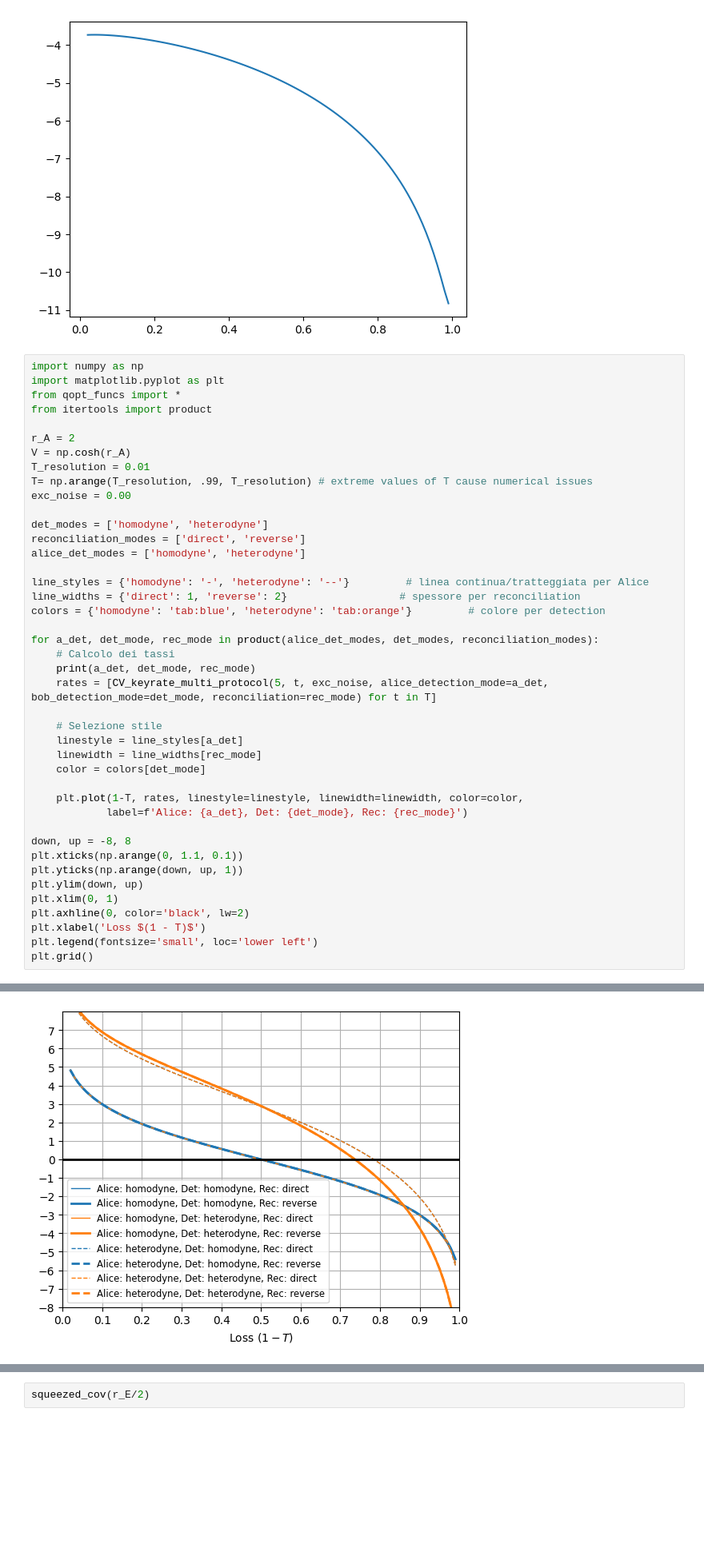
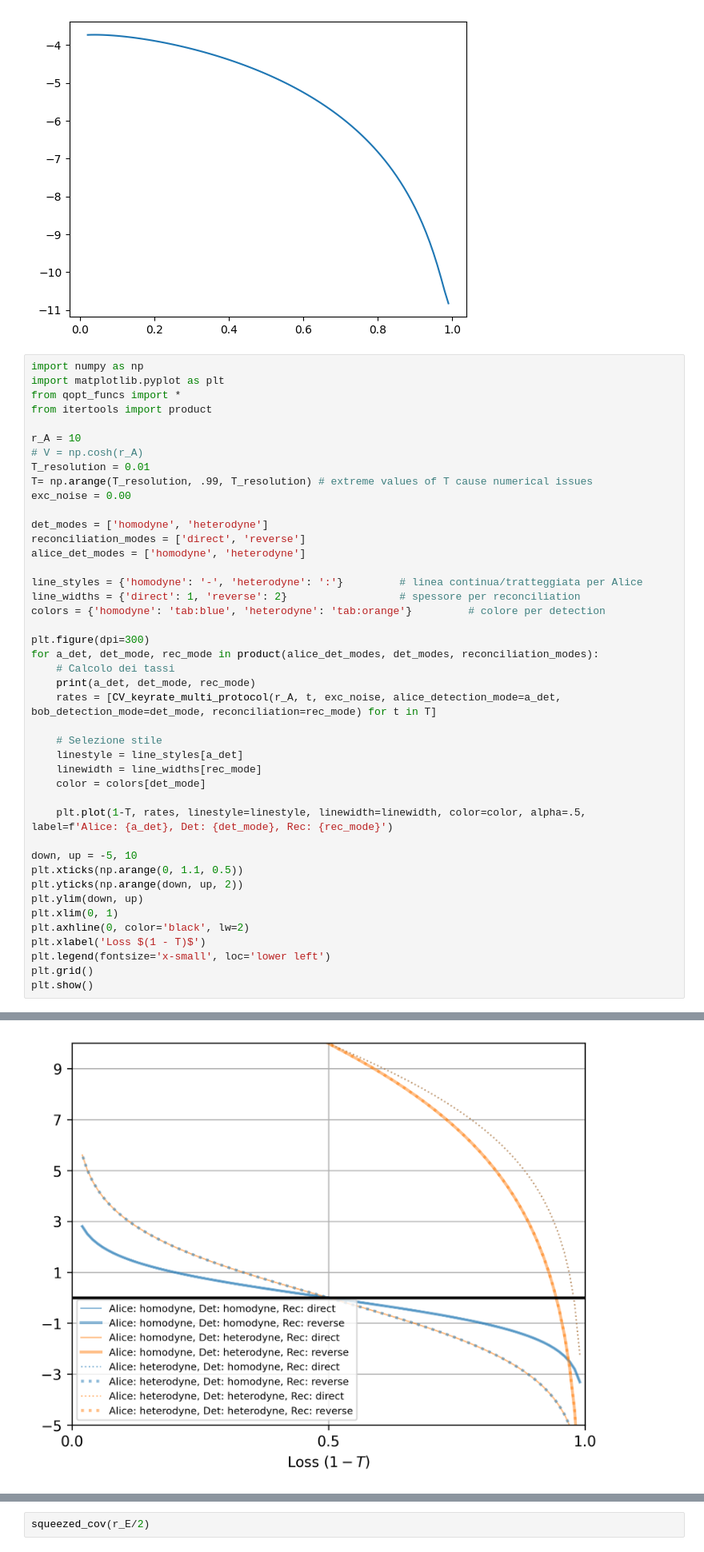
Before and after one commit to lucamar91/qkd_networks, a Jupyter notebook: new_protocols.ipynb, the cells around one changed output, grey strips where cells are left out. Shown at 80% size. Drawn from its saved outputs; the diff is of its cells as text; blank space fills up the shorter version.

Commit message:
minor changes (better rate plot)

```diff
--- a/new_protocols.ipynb
+++ b/new_protocols.ipynb
@@ -182,8 +182,8 @@ import matplotlib.pyplot as plt
 from qopt_funcs import *
 from itertools import product
 
-r_A = 2
-V = np.cosh(r_A)
+r_A = 10
+# V = np.cosh(r_A)
 T_resolution = 0.01
 T= np.arange(T_resolution, .99, T_resolution) # extreme values of T cause numerical issues
 exc_noise = 0.00
@@ -192,31 +192,32 @@ det_modes = ['homodyne', 'heterodyne']
 reconciliation_modes = ['direct', 'reverse']
 alice_det_modes = ['homodyne', 'heterodyne']
 
-line_styles = {'homodyne': '-', 'heterodyne': '--'}         # linea continua/tratteggiata per Alice
+line_styles = {'homodyne': '-', 'heterodyne': ':'}         # linea continua/tratteggiata per Alice
 line_widths = {'direct': 1, 'reverse': 2}                  # spessore per reconciliation
 colors = {'homodyne': 'tab:blue', 'heterodyne': 'tab:orange'}         # colore per detection
 
+plt.figure(dpi=300)
 for a_det, det_mode, rec_mode in product(alice_det_modes, det_modes, reconciliation_modes):
     # Calcolo dei tassi
     print(a_det, det_mode, rec_mode)
-    rates = [CV_keyrate_multi_protocol(5, t, exc_noise, alice_detection_mode=a_det, bob_detection_mode=det_mode, reconciliation=rec_mode) for t in T]
+    rates = [CV_keyrate_multi_protocol(r_A, t, exc_noise, alice_detection_mode=a_det, bob_detection_mode=det_mode, reconciliation=rec_mode) for t in T]
 
     # Selezione stile
     linestyle = line_styles[a_det]
     linewidth = line_widths[rec_mode]
     color = colors[det_mode]
 
-    plt.plot(1-T, rates, linestyle=linestyle, linewidth=linewidth, color=color,
-            label=f'Alice: {a_det}, Det: {det_mode}, Rec: {rec_mode}')
+    plt.plot(1-T, rates, linestyle=linestyle, linewidth=linewidth, color=color, alpha=.5, label=f'Alice: {a_det}, Det: {det_mode}, Rec: {rec_mode}')
 
-down, up = -8, 8
-plt.xticks(np.arange(0, 1.1, 0.1))
-plt.yticks(np.arange(down, up, 1))
+down, up = -5, 10
+plt.xticks(np.arange(0, 1.1, 0.5))
+plt.yticks(np.arange(down, up, 2))
 plt.ylim(down, up)
 plt.xlim(0, 1)
 plt.axhline(0, color='black', lw=2)
 plt.xlabel('Loss $(1 - T)$')
-plt.legend(fontsize='small', loc='lower left')
+plt.legend(fontsize='x-small', loc='lower left')
 plt.grid()
+plt.show()
 # %% [output]
 homodyne homodyne direct
@@ -239,4 +240,4 @@ nu1, nu2, nu_prime= [6.856795881983251, 1.000000000000147] [1.0000000000000138]
-[figure, old version]
+[figure, new version]
 # %%
 import numpy as np
 import matplotlib.pyplot as plt
```
Also changed, not shown: parts of 1 cell of this notebook.
